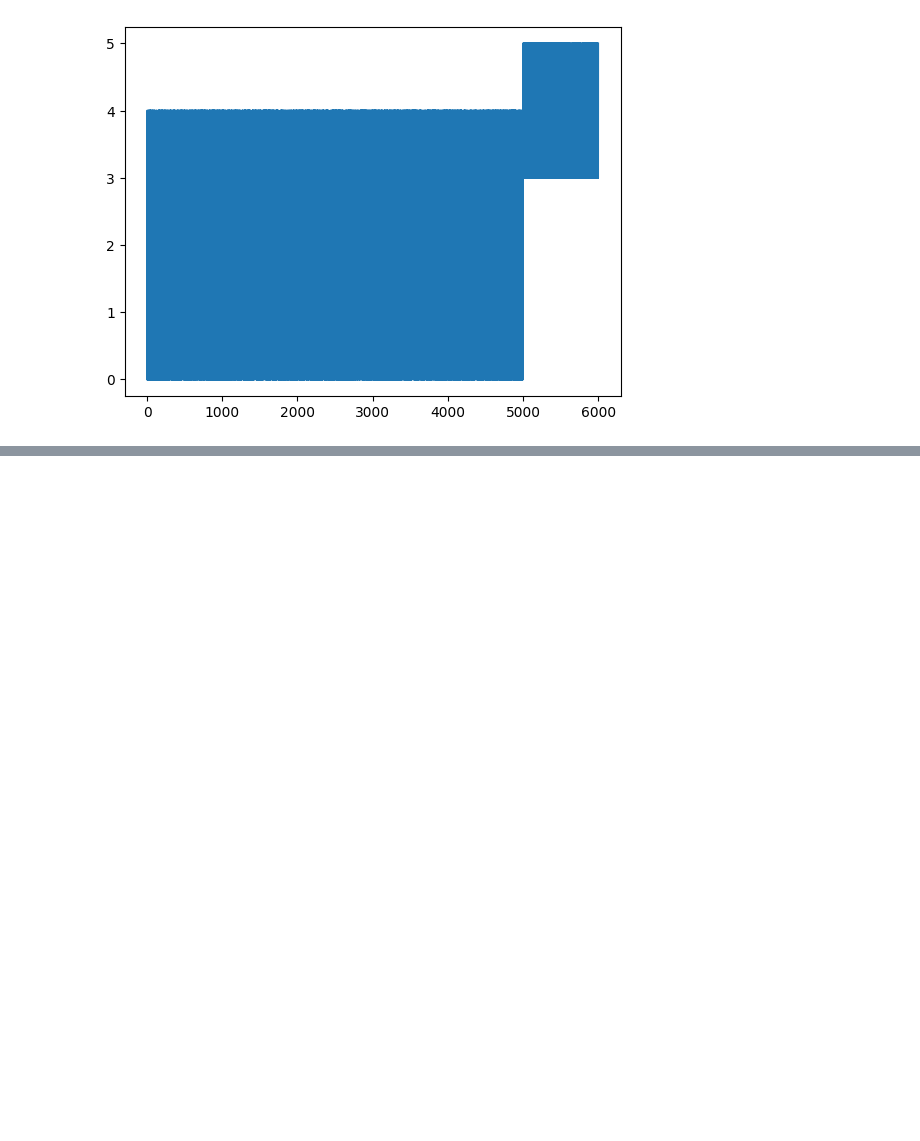
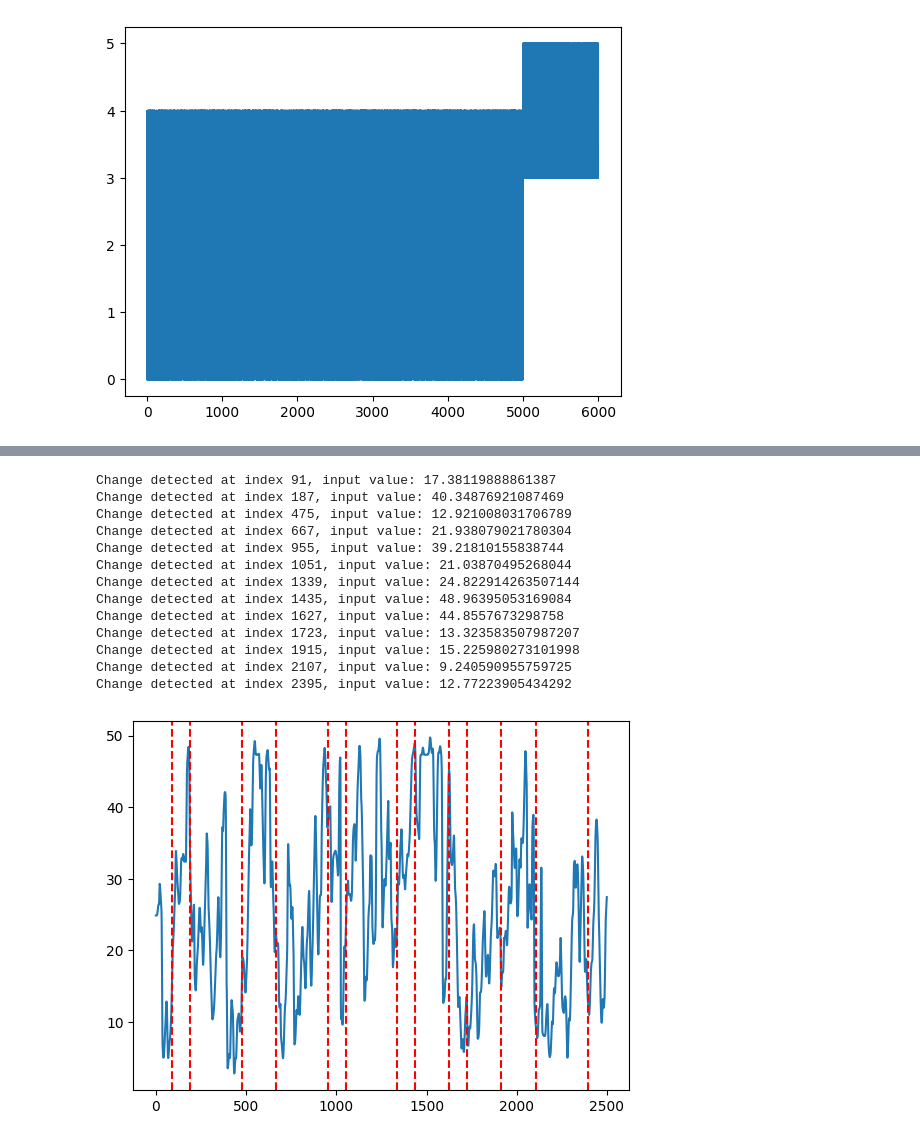
Before and after one commit to FIIT-MSc-projects/2024_CambalS_Adaptive_continuous_environment_remote_sensing, a Jupyter notebook: notebooks/2.0-data-drift.ipynb, the cells around one changed output, grey strips where cells are left out. Drawn from its saved outputs; the diff is of its cells as text; code cells hidden in the pictures; blank space fills up the shorter version.

```diff
--- a/notebooks/2.0-data-drift.ipynb
+++ b/notebooks/2.0-data-drift.ipynb
@@ -42,0 +64,33 @@ Drift detected at instance 817.
+# %%
+pagehinkey = drift.PageHinkley(
+    min_instances=96,
+    threshold=50.0
+)
+
+drifts = []
+
+for i, val in enumerate(df['PM10 Concentration'][:2500].tolist()):
+    adwin.update(val)
+    if adwin.drift_detected:
+        print(f"Change detected at index {i}, input value: {val}")
+        drifts.append(i)
+
+plt.plot(df['PM10 Concentration'][:2500])
+for d in drifts:
+    plt.axvline(x=d, color='r', linestyle='--')
+plt.show()
+# %% [output]
+Change detected at index 91, input value: 17.38119888861387
+Change detected at index 187, input value: 40.34876921087469
+Change detected at index 475, input value: 12.921008031706789
+Change detected at index 667, input value: 21.938079021780304
+Change detected at index 955, input value: 39.21810155838744
+Change detected at index 1051, input value: 21.03870495268044
+Change detected at index 1339, input value: 24.822914263507144
+Change detected at index 1435, input value: 48.96395053169084
+Change detected at index 1627, input value: 44.8557673298758
+Change detected at index 1723, input value: 13.323583507987207
+Change detected at index 1915, input value: 15.225980273101998
+Change detected at index 2107, input value: 9.240590955759725
+Change detected at index 2395, input value: 12.77223905434292
+[figure, added]
```
Also changed, not shown: parts of 5 cells of this notebook, 6 other files.
